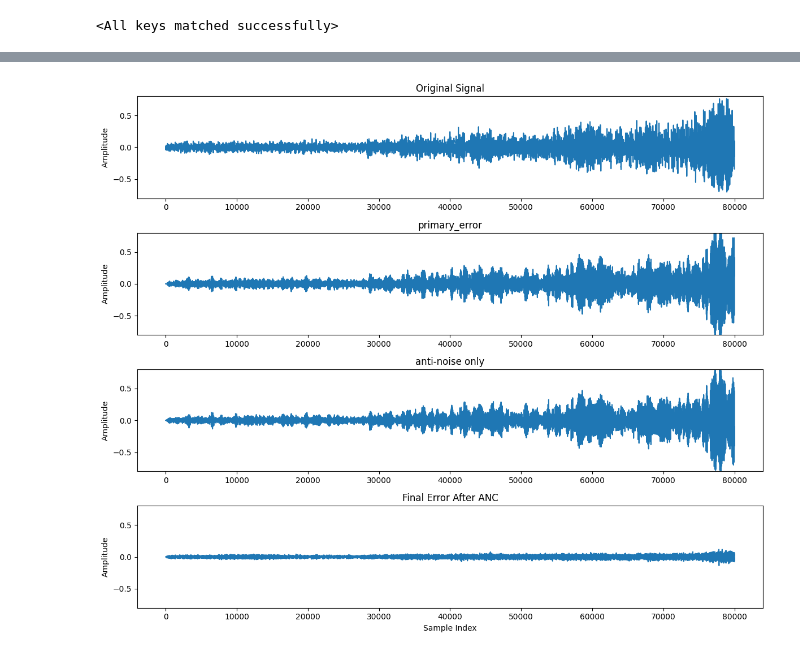
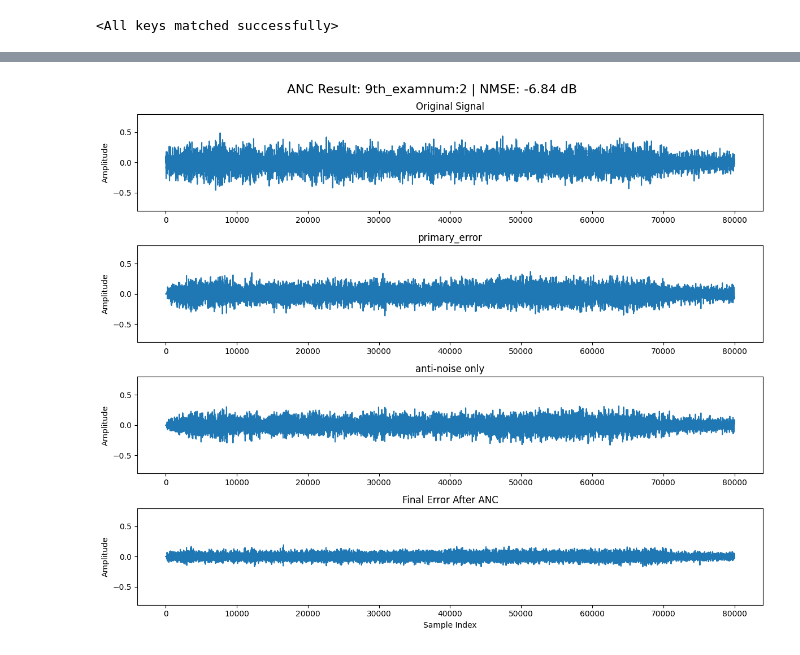
Before and after one commit to Demian-git/anc, a Jupyter notebook: anc/test.ipynb, the cells around one changed output, grey strips where cells are left out. Saved outputs shown, nothing was run; the diff lists cells and outputs as text; code cells hidden in the pictures.

```diff
--- a/anc/test.ipynb
+++ b/anc/test.ipynb
@@ -8,8 +9,10 @@ import import_ipynb
 from model import CRN_2
 from dataset import Dataset
 # %%
+exam = 3
+model = "9th"
 ANC = CRN_2()
-ANC.load_state_dict(torch.load('7th_ELU.pth'))
+ANC.load_state_dict(torch.load(f'{model}.pth'))
 # %% [output]
 <All keys matched successfully>
 # %%
@@ -26,4 +29,4 @@ def rir( wav: torch.Tensor, rir_path: str) -> torch.Tensor:
         return y[0:80000]
 # %%
 data = Dataset(train=False)
-x,y = data[0]
+x,y = data[exam]
@@ -60,8 +67,14 @@ def test(ori,model):
         istft_pred = istft_pred.squeeze(0)
         u_serr = rir(istft_pred,"s-err.txt")
         error  = perr + u_serr
-    return ori.squeeze(0),perr,u_serr,error
+
+         # NMSE 계산
+        perr_energy = torch.sum(perr ** 2)
+        error_energy = torch.sum(error ** 2)
+        nmse = 10 * torch.log10(error_energy / perr_energy)
+
+    return ori.squeeze(0),perr,u_serr,error,nmse
 # %%
-ori,perr,u_serr,error = test(x,ANC) #original, primary-path, antinoise-only, error
+ori,perr,u_serr,error,NMSE = test(x,ANC) #original, primary-path, antinoise-only, error
 # %%
 # 채널 추가 (1D → [1, N])
@@ -74,6 +88,7 @@ import matplotlib.pyplot as plt
 
 plt.figure(figsize=(12, 10))
 
+plt.suptitle(f"ANC Result: {model}_examnum:{exam} | NMSE: {NMSE.item():.2f} dB", fontsize=16)
 # y축 범위 통일
 ylim = (-0.8, 0.8)
 
@@ -82,31 +97,32 @@ plt.subplot(4, 1, 1)
 plt.plot(ori)
 plt.title("Original Signal")
 plt.ylabel("Amplitude")
 plt.ylim(ylim)
 
 # 2. perr
 plt.subplot(4, 1, 2)
 plt.plot(perr)
 plt.title("primary_error")
 plt.ylabel("Amplitude")
 plt.ylim(ylim)
 
 # 3. u_serr
 plt.subplot(4, 1, 3)
 plt.plot(u_serr)
 plt.title("anti-noise only")
 plt.ylabel("Amplitude")
 plt.ylim(ylim)
 
 # 4. error
 plt.subplot(4, 1, 4)
 plt.plot(error)
 plt.title("Final Error After ANC")
 plt.xlabel("Sample Index")
 plt.ylabel("Amplitude")
 plt.ylim(ylim)
 
 plt.tight_layout()
+plt.savefig(f"./wav/{exam}_{model}")
 plt.show()
 # %% [output]
-[figure, old version]
+[figure, new version]
```
Also changed, not shown: parts of 3 cells of this notebook, 49 other files.
